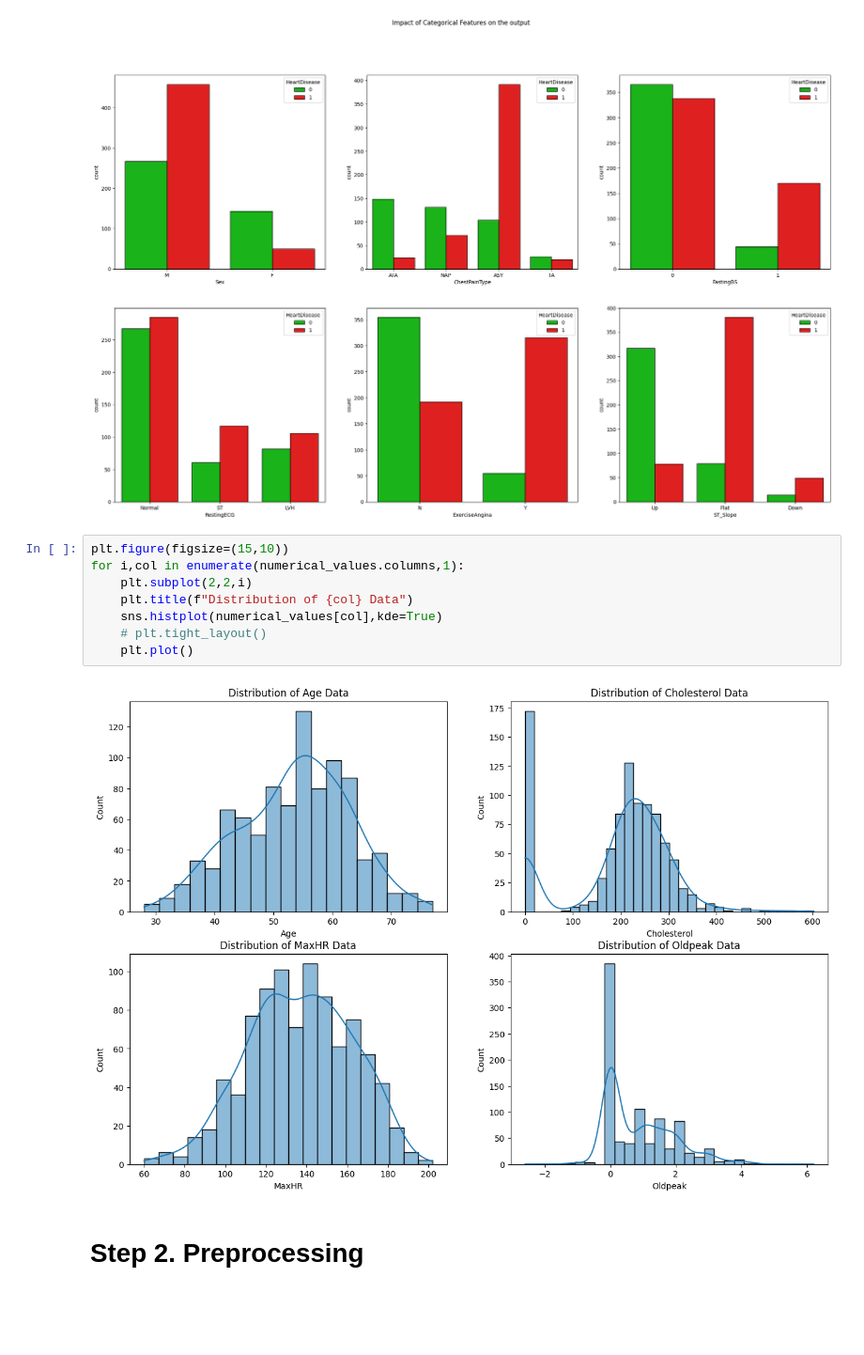
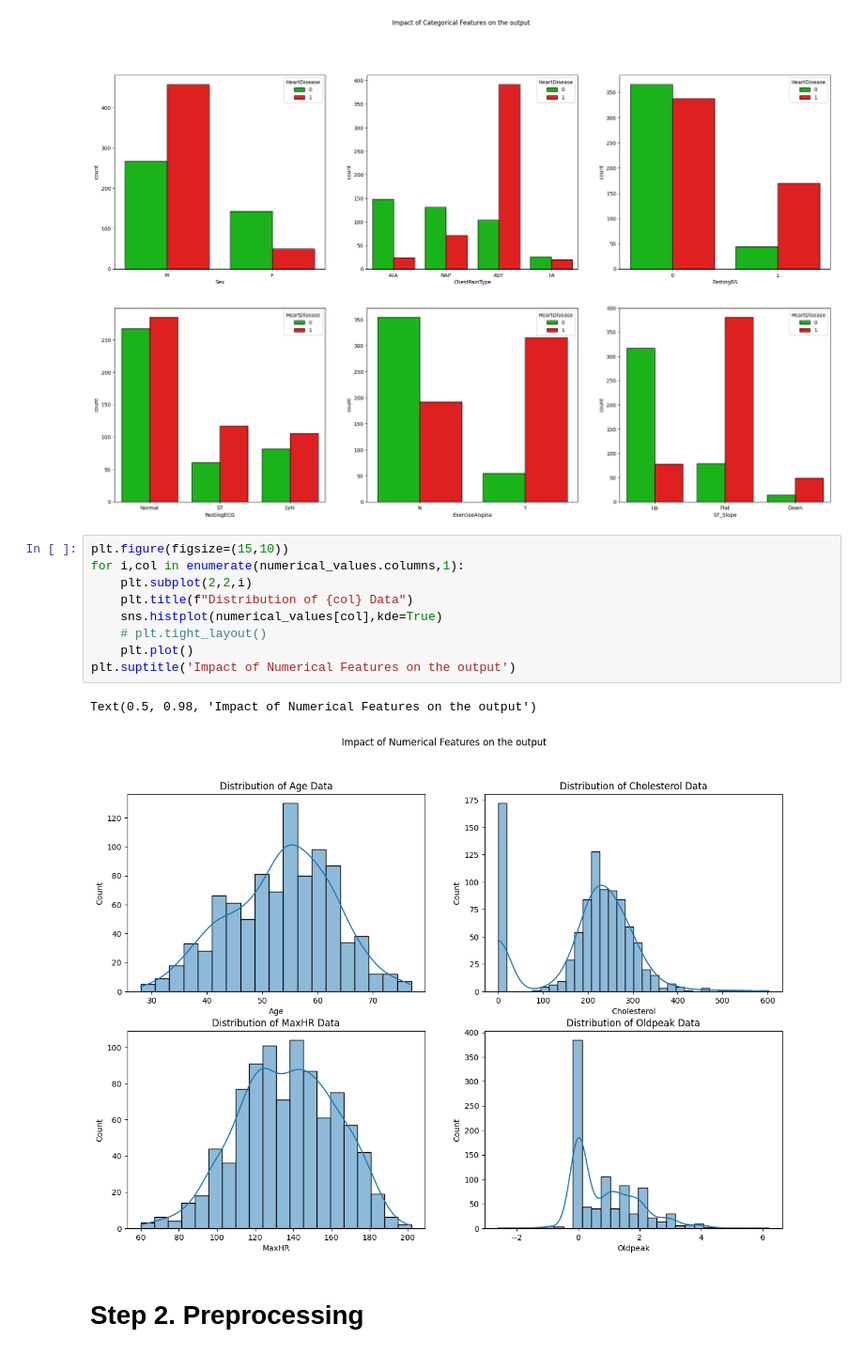
Before and after one commit to phamvutuyetanh/AI_Project, a Jupyter notebook: AI_Project.ipynb, the cells around one changed output. Shown: that part at 94% size. Drawn from its saved outputs; the diff is of its cells as text; blank space fills up the shorter version.

```diff
--- a/AI_Project.ipynb
+++ b/AI_Project.ipynb
@@ -168,13 +168,15 @@ Text(0.5, 0.98, 'Impact of Categorical Features on the output')
 # %%
 plt.figure(figsize=(15,10))
 for i,col in enumerate(numerical_values.columns,1):
     plt.subplot(2,2,i)
     plt.title(f"Distribution of {col} Data")
     sns.histplot(numerical_values[col],kde=True)
     # plt.tight_layout()
     plt.plot()
+plt.suptitle('Impact of Numerical Features on the output')
 # %% [output]
+Text(0.5, 0.98, 'Impact of Numerical Features on the output')
-[figure, old version]
+[figure, new version]
 # %% [markdown]
 # Step 2. Preprocessing
 # %%
```
Also changed, not shown: parts of 5 cells of this notebook.
